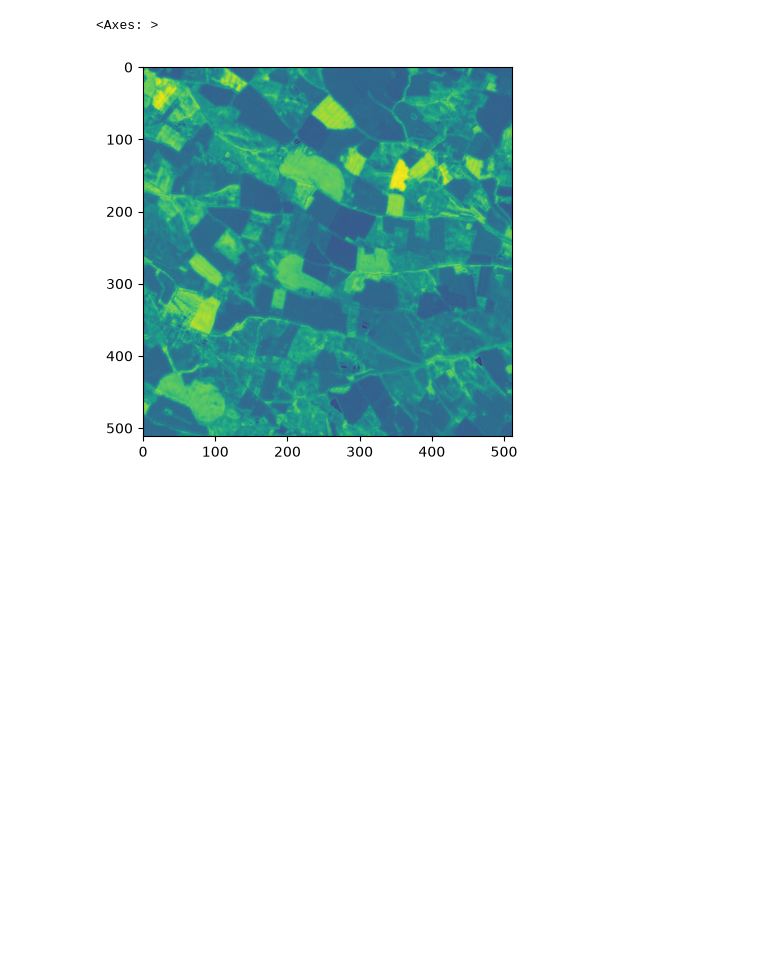
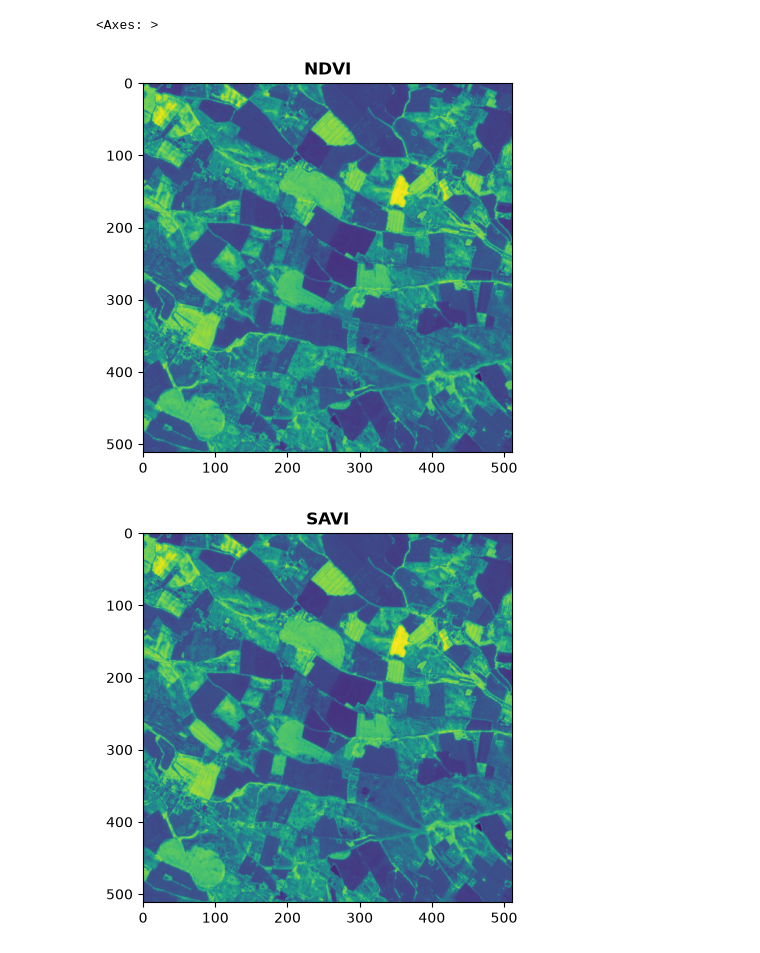
Before and after one commit to Aurelien-Peter/OpenCropPhenotyping, a Jupyter notebook: notebooks/02_compute_indices.ipynb, the cells around one changed output. Cells and saved outputs as stored; diff of their text form; code cells hidden in the pictures; blank space fills up the shorter version.

Commit message:
Reshape notebook with compute_indices function feature

```diff
--- a/notebooks/02_compute_indices.ipynb
+++ b/notebooks/02_compute_indices.ipynb
@@ -122,11 +88,3 @@ display_raster(red_edge_10m)
 [figure]
 [figure]
 <Axes: >
-# %%
-# Compute NDRE, visualise and write the results
-ndre = compute_ndre(nir, red_edge_10m)
-display_raster(ndre)
-write_raster(ndre, red_edge_10m_profile, output_dir_processed / "ndre.tif")
-write_png(ndre, output_dir_images / "ndre.png")
-# %% [output]
-[figure, removed]
@@ -132,0 +98,18 @@ write_png(ndre, output_dir_images / "ndre.png")
+# %%
+# Compute all indexes
+
+indices = compute_indexes(
+    red_band=red,
+    nir_band=nir,
+    green_band=green,
+    red_edge_band=red_edge_10m,
+)
+# %%
+# Visualise and write the results for all indexes
+for name, image in indices.items():
+    display_raster(image, title=name.upper())
+    write_png(image, output_dir_processed / f"{name}.png")
+    write_raster(image, red_profile, output_dir_processed / f"{name}.tif")
+# %% [output]
+[figure, added]
+[figure, added]
```
Also changed, not shown: parts of 12 cells of this notebook, 1 other file.
